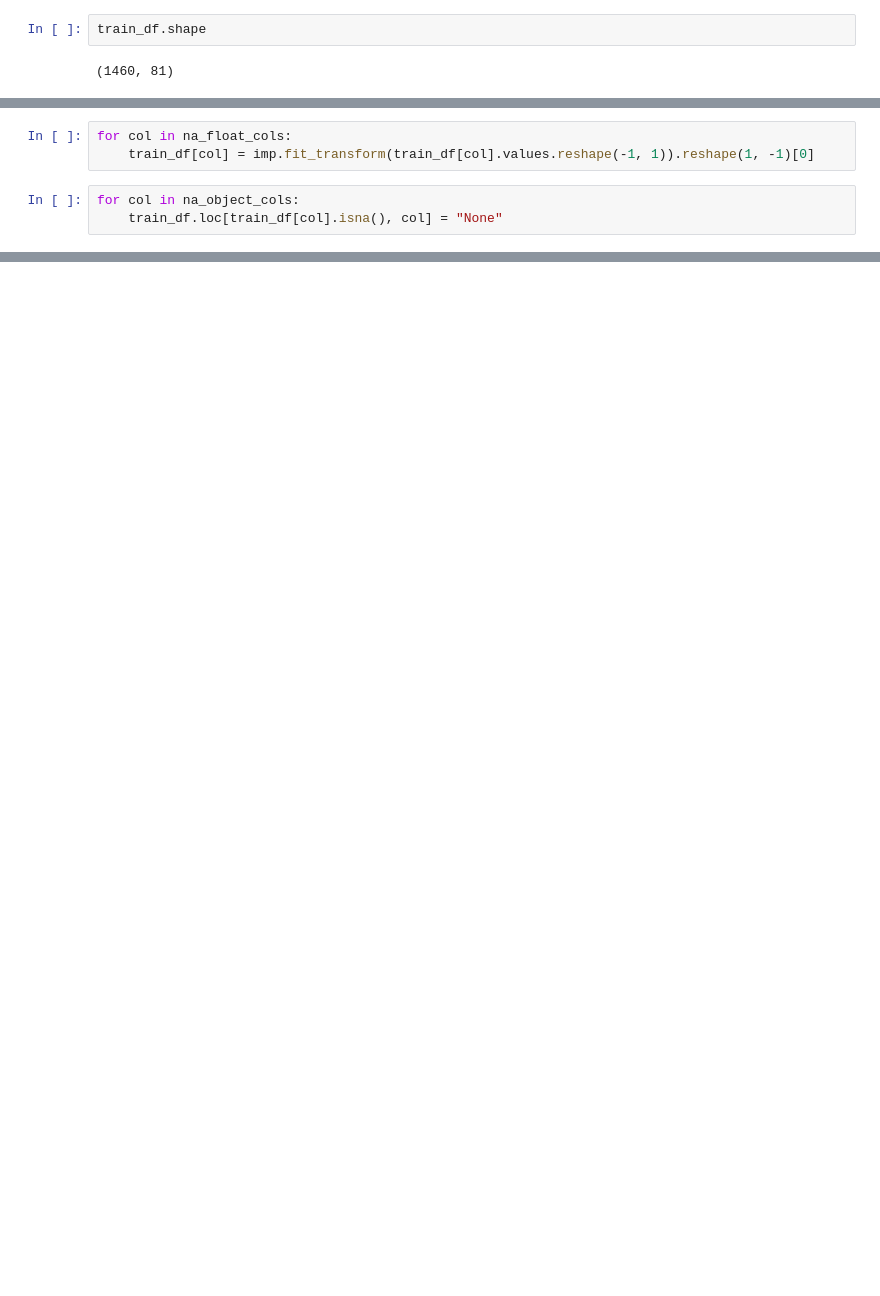
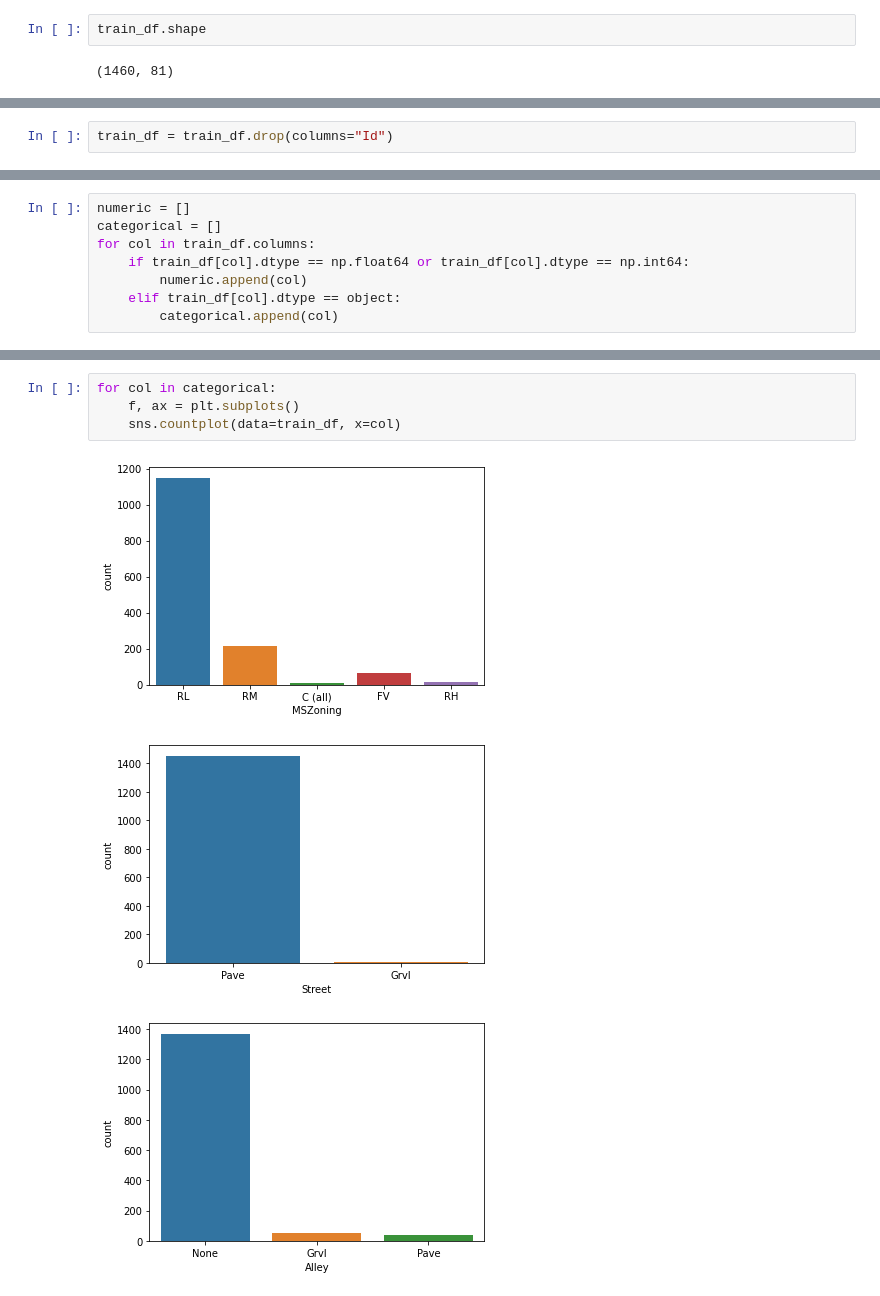
Before and after one commit to Artem123456789/house_prices_kaggle_competition, a Jupyter notebook: main.ipynb, the cells around one changed output, grey strips where cells are left out. Drawn from its saved outputs; the diff is of its cells as text; blank space fills up the shorter version.

```diff
--- a/main.ipynb
+++ b/main.ipynb
@@ -58,6 +63,0 @@ imp = SimpleImputer(missing_values=np.nan, strategy="mean")
-# %%
-for col in na_float_cols:
-    train_df[col] = imp.fit_transform(train_df[col].values.reshape(-1, 1)).reshape(1, -1)[0]
-# %%
-for col in na_object_cols:
-    train_df.loc[train_df[col].isna(), col] = "None"
@@ -88,0 +85,2 @@ MiscFeature 0
+# %%
+train_df = train_df.drop(columns="Id")
@@ -88,0 +100,8 @@ MiscFeature 0
+# %%
+numeric = []
+categorical = []
+for col in train_df.columns:
+    if train_df[col].dtype == np.float64 or train_df[col].dtype == np.int64:
+        numeric.append(col)
+    elif train_df[col].dtype == object:
+        categorical.append(col)
@@ -88,0 +148,8 @@ MiscFeature 0
+# %%
+for col in categorical:
+    f, ax = plt.subplots()
+    sns.countplot(data=train_df, x=col)
+# %% [output]
+[figure, added]
+[figure, added]
+[figure, added]
```
Also changed, not shown: parts of 37 cells of this notebook, 1 other file.
